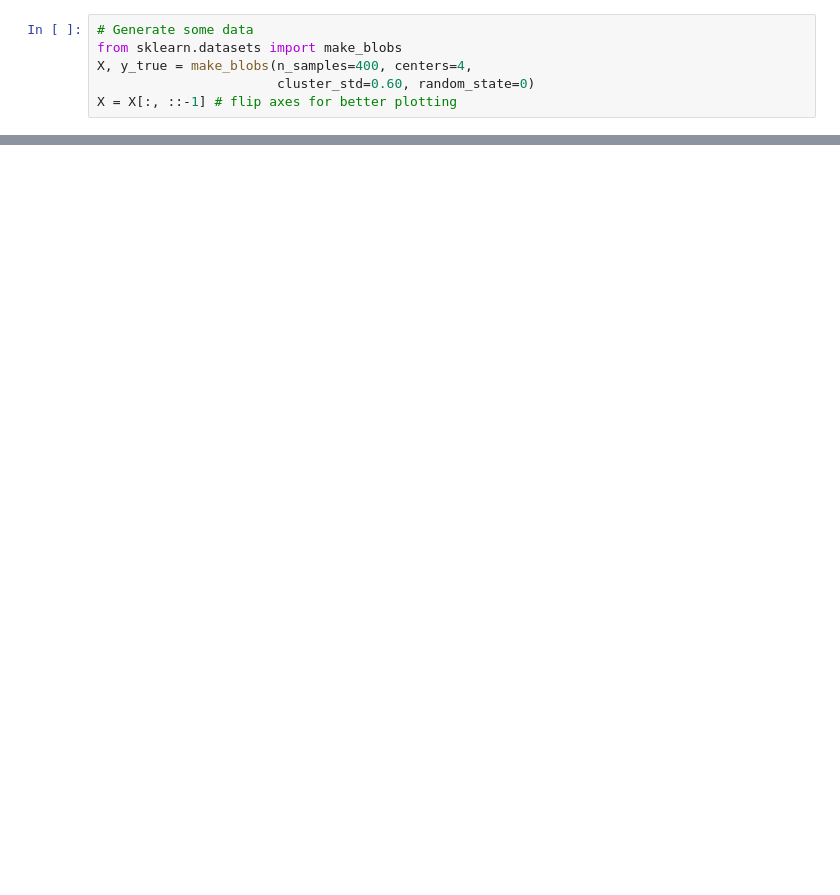
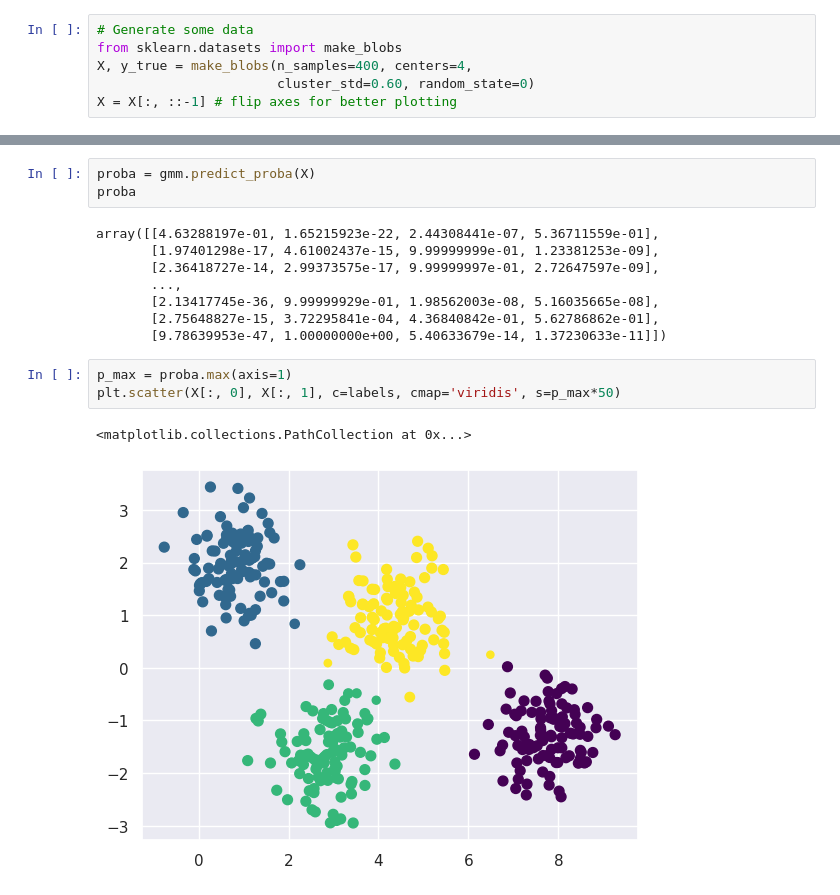
Before and after one commit to mvajhi/unsupervised-learning, a Jupyter notebook: HW1/GMM.ipynb, the cells around one changed output, grey strips where cells are left out. Saved outputs shown, nothing was run; the diff lists cells and outputs as text; blank space fills up the shorter version.

```diff
--- a/HW1/GMM.ipynb
+++ b/HW1/GMM.ipynb
@@ -16,3 +38,20 @@ plt.scatter(X[:, 0], X[:, 1]);
+# %%
+proba = gmm.predict_proba(X)
+proba
+# %% [output]
+array([[4.63288197e-01, 1.65215923e-22, 2.44308441e-07, 5.36711559e-01],
+       [1.97401298e-17, 4.61002437e-15, 9.99999999e-01, 1.23381253e-09],
+       [2.36418727e-14, 2.99373575e-17, 9.99999997e-01, 2.72647597e-09],
+       ...,
+       [2.13417745e-36, 9.99999929e-01, 1.98562003e-08, 5.16035665e-08],
+       [2.75648827e-15, 3.72295841e-04, 4.36840842e-01, 5.62786862e-01],
+       [9.78639953e-47, 1.00000000e+00, 5.40633679e-14, 1.37230633e-11]])
+# %%
+p_max = proba.max(axis=1)
+plt.scatter(X[:, 0], X[:, 1], c=labels, cmap='viridis', s=p_max*50)
+# %% [output]
+<matplotlib.collections.PathCollection at 0x...>
+[figure, added]
 # %%
 from matplotlib.patches import Ellipse
 
```
Also changed, not shown: parts of 10 cells of this notebook.
